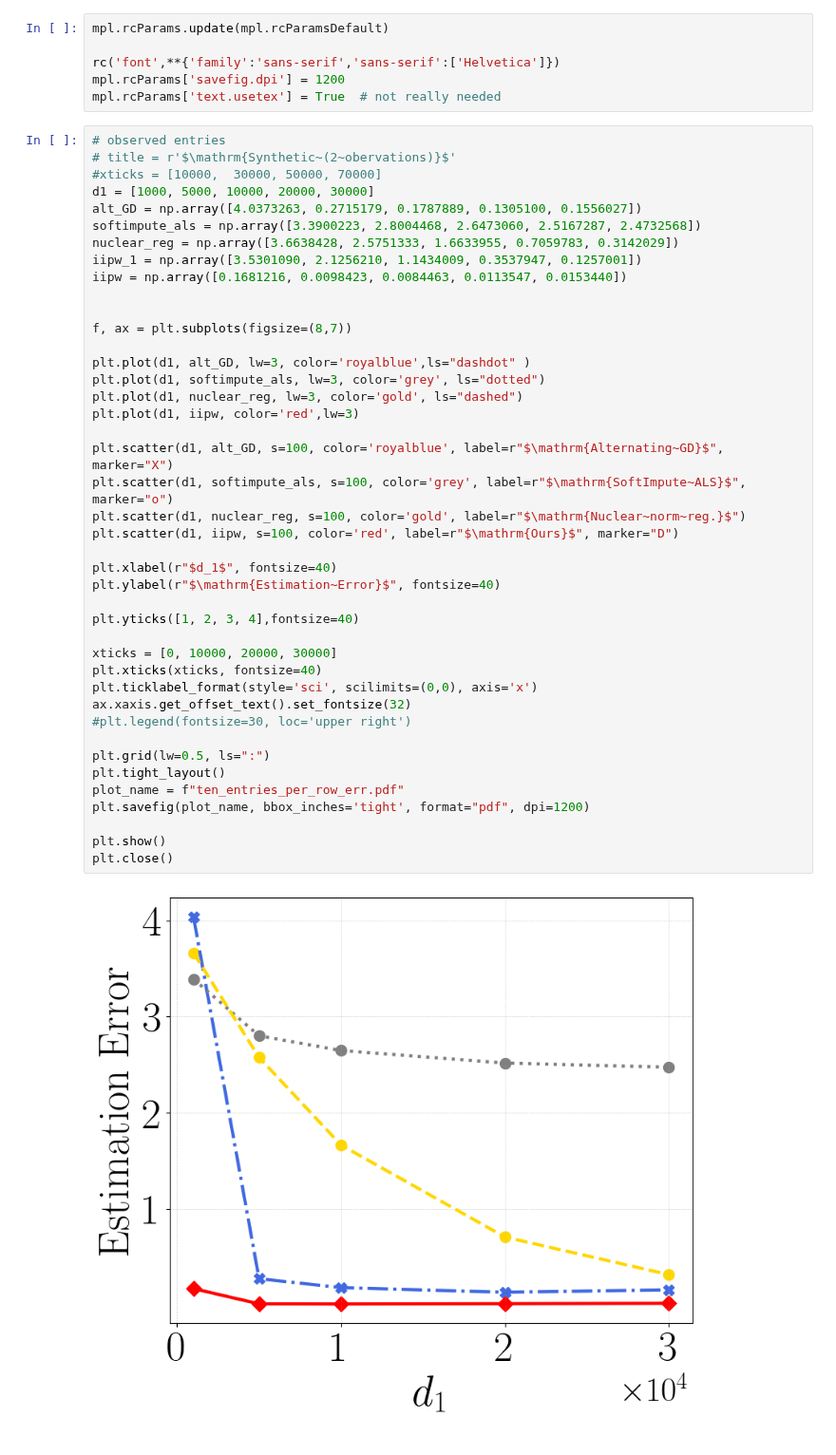
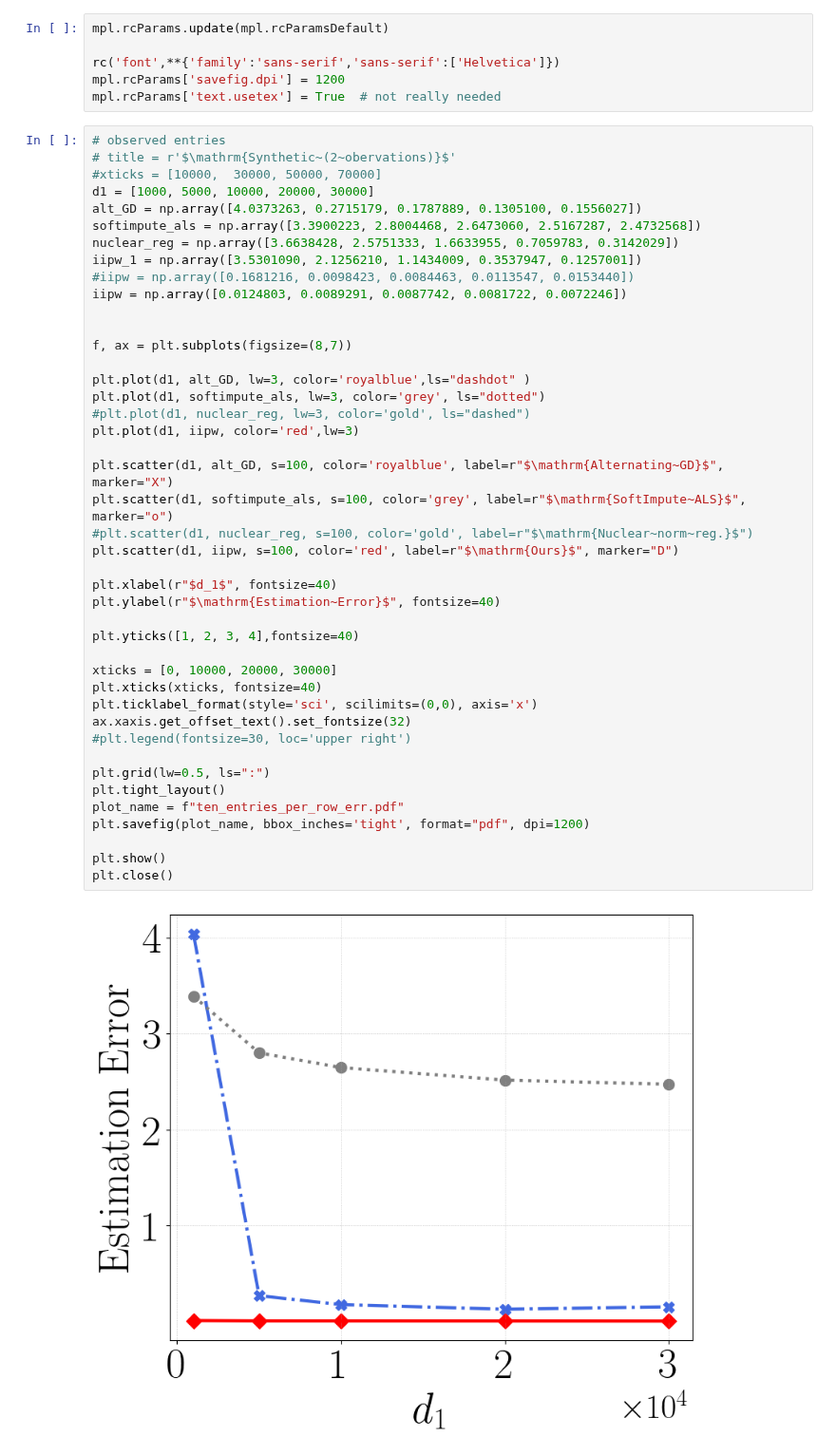
Before and after one commit to VirtuosoResearch/Matrix-completion-from-ultrasparse-samples, a Jupyter notebook: revised_figures/ten_entries_per_row.ipynb, the cells around one changed output. Shown at 95% size. Saved outputs shown, nothing was run; the diff lists cells and outputs as text.

```diff
--- a/revised_figures/ten_entries_per_row.ipynb
+++ b/revised_figures/ten_entries_per_row.ipynb
@@ -22,41 +22,42 @@ alt_GD = np.array([4.0373263, 0.2715179, 0.1787889, 0.1305100, 0.1556027])
 softimpute_als = np.array([3.3900223, 2.8004468, 2.6473060, 2.5167287, 2.4732568])
 nuclear_reg = np.array([3.6638428, 2.5751333, 1.6633955, 0.7059783, 0.3142029])
 iipw_1 = np.array([3.5301090, 2.1256210, 1.1434009, 0.3537947, 0.1257001])
-iipw = np.array([0.1681216, 0.0098423, 0.0084463, 0.0113547, 0.0153440])
+#iipw = np.array([0.1681216, 0.0098423, 0.0084463, 0.0113547, 0.0153440])
+iipw = np.array([0.0124803, 0.0089291, 0.0087742, 0.0081722, 0.0072246])
 
 
 f, ax = plt.subplots(figsize=(8,7))
 
 plt.plot(d1, alt_GD, lw=3, color='royalblue',ls="dashdot" )
 plt.plot(d1, softimpute_als, lw=3, color='grey', ls="dotted")
-plt.plot(d1, nuclear_reg, lw=3, color='gold', ls="dashed")
+#plt.plot(d1, nuclear_reg, lw=3, color='gold', ls="dashed")
 plt.plot(d1, iipw, color='red',lw=3)
 
 plt.scatter(d1, alt_GD, s=100, color='royalblue', label=r"$\mathrm{Alternating~GD}$", marker="X")
 plt.scatter(d1, softimpute_als, s=100, color='grey', label=r"$\mathrm{SoftImpute~ALS}$", marker="o")
-plt.scatter(d1, nuclear_reg, s=100, color='gold', label=r"$\mathrm{Nuclear~norm~reg.}$")
+#plt.scatter(d1, nuclear_reg, s=100, color='gold', label=r"$\mathrm{Nuclear~norm~reg.}$")
 plt.scatter(d1, iipw, s=100, color='red', label=r"$\mathrm{Ours}$", marker="D")
 
 plt.xlabel(r"$d_1$", fontsize=40)
 plt.ylabel(r"$\mathrm{Estimation~Error}$", fontsize=40)
 
 plt.yticks([1, 2, 3, 4],fontsize=40)
 
 xticks = [0, 10000, 20000, 30000]
 plt.xticks(xticks, fontsize=40)
 plt.ticklabel_format(style='sci', scilimits=(0,0), axis='x')
 ax.xaxis.get_offset_text().set_fontsize(32)
 #plt.legend(fontsize=30, loc='upper right')
 
 plt.grid(lw=0.5, ls=":")
 plt.tight_layout()
 plot_name = f"ten_entries_per_row_err.pdf"
 plt.savefig(plot_name, bbox_inches='tight', format="pdf", dpi=1200)
 
 plt.show()
 plt.close()
 # %% [output]
-[figure, old version]
+[figure, new version]
 # %%
 # observed entries
 d1 = [1000, 5000, 10000, 20000, 30000]
```
Also changed, not shown: parts of 1 cell of this notebook, 3 other files.
